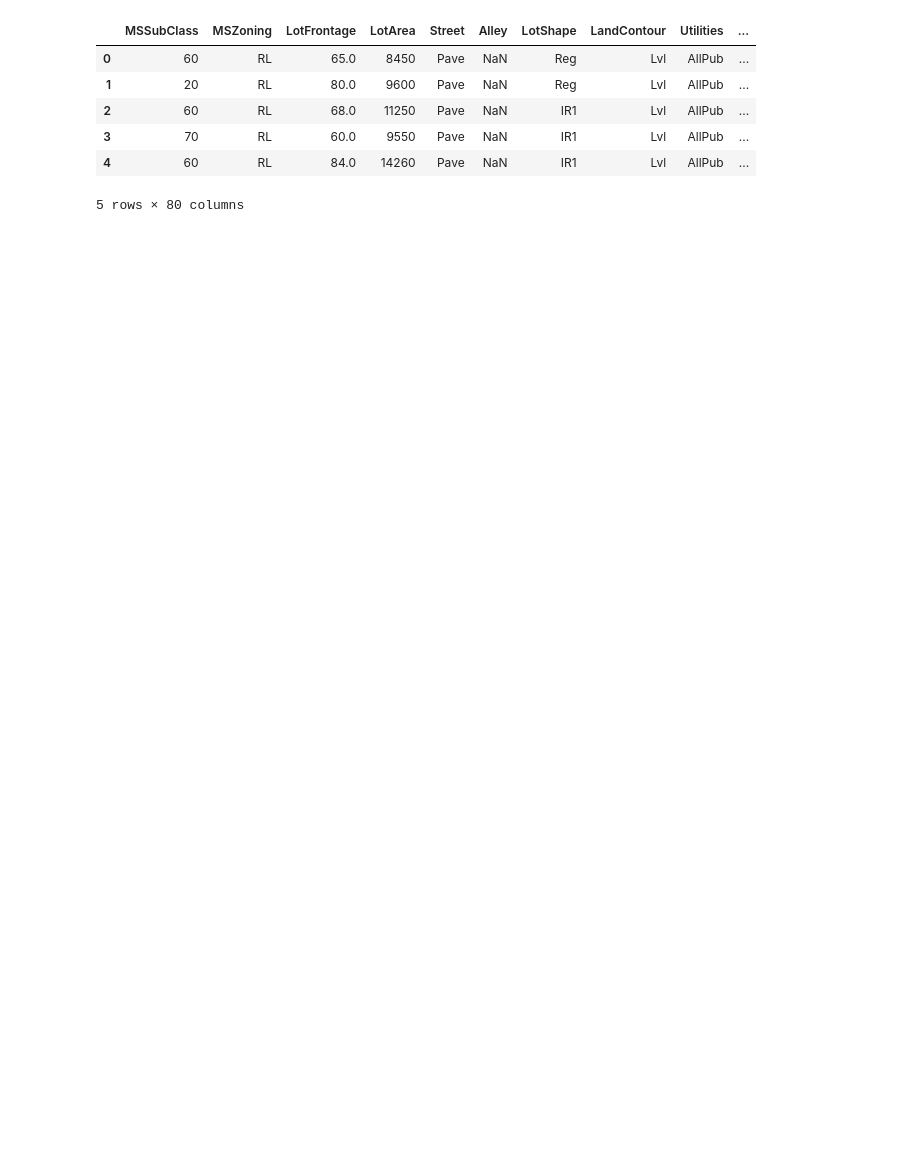
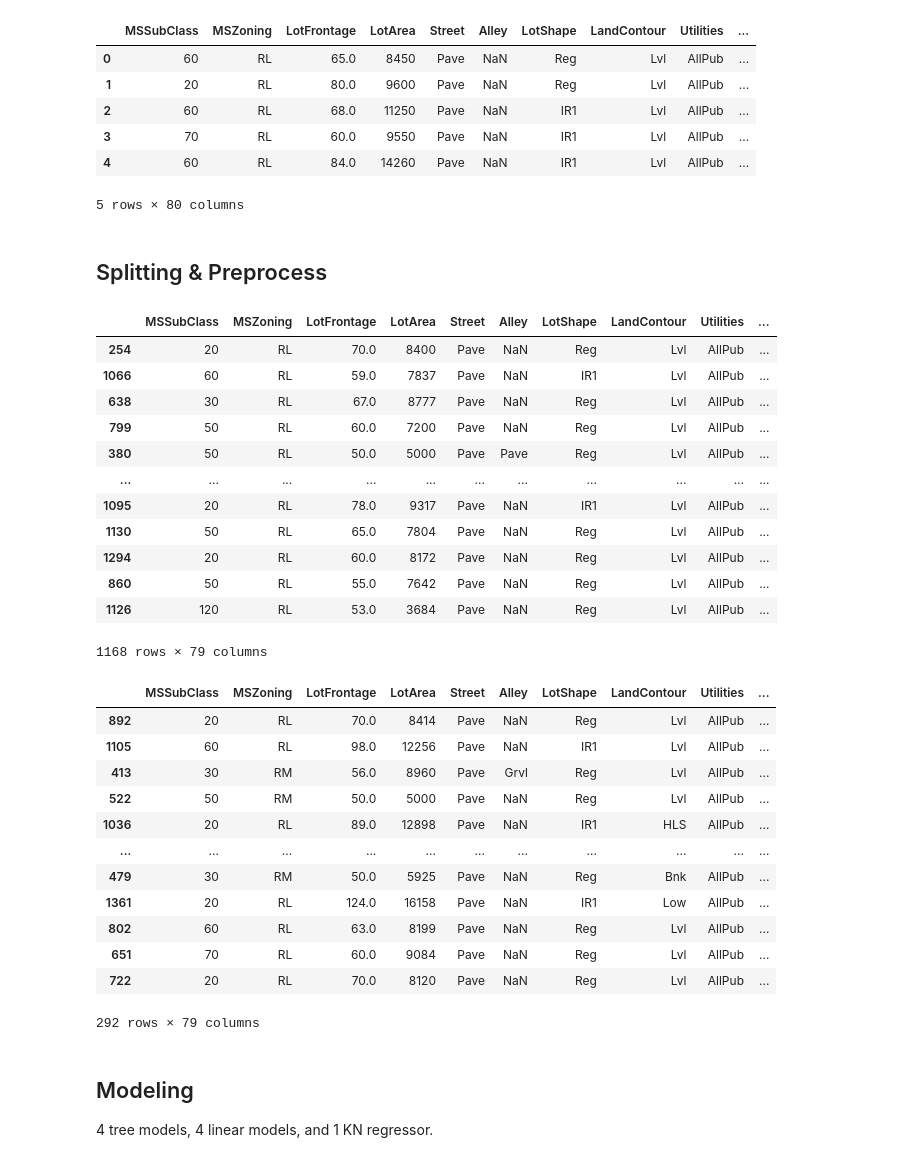
Before and after one commit to irdazh/house-price-prediction, a Jupyter notebook: notebooks/02_modeling_basic.ipynb, the cells around one changed output. Drawn from its saved outputs; the diff is of its cells as text; code cells hidden in the pictures; blank space fills up the shorter version.

```diff
--- a/notebooks/02_modeling_basic.ipynb
+++ b/notebooks/02_modeling_basic.ipynb
@@ -50,15 +53,48 @@ df.head()
 | 3 | 70 | RL | 60.0 | 9550 | Pave | NaN | IR1 | Lvl | AllPub | ... |
 | 4 | 60 | RL | 84.0 | 14260 | Pave | NaN | IR1 | Lvl | AllPub | ... |
 5 rows × 80 columns
+# %% [markdown]
+## Splitting & Preprocess
 # %%
 y = df['SalePrice']
 X = df.drop('SalePrice', axis=1)
 
 # remove high missing cols
 X.drop('PoolQC MiscFeature Alley Fence'.split(), axis=1, errors='ignore')
 
 num_var = X.select_dtypes(include='number').columns
 ord_var = X.select_dtypes(include='object').columns
+
+# splitting data
+X_tr, X_te, y_tr, y_te = train_test_split(X, y, test_size = 0.2, random_state = 42)
+display(X_tr, X_te)
+# %% [output]
+|  | MSSubClass | MSZoning | LotFrontage | LotArea | Street | Alley | LotShape | LandContour | Utilities | ... |
+| 254 | 20 | RL | 70.0 | 8400 | Pave | NaN | Reg | Lvl | AllPub | ... |
+| 1066 | 60 | RL | 59.0 | 7837 | Pave | NaN | IR1 | Lvl | AllPub | ... |
+| 638 | 30 | RL | 67.0 | 8777 | Pave | NaN | Reg | Lvl | AllPub | ... |
+| 799 | 50 | RL | 60.0 | 7200 | Pave | NaN | Reg | Lvl | AllPub | ... |
+| 380 | 50 | RL | 50.0 | 5000 | Pave | Pave | Reg | Lvl | AllPub | ... |
+| ... | ... | ... | ... | ... | ... | ... | ... | ... | ... | ... |
+| 1095 | 20 | RL | 78.0 | 9317 | Pave | NaN | IR1 | Lvl | AllPub | ... |
+| 1130 | 50 | RL | 65.0 | 7804 | Pave | NaN | Reg | Lvl | AllPub | ... |
+| 1294 | 20 | RL | 60.0 | 8172 | Pave | NaN | Reg | Lvl | AllPub | ... |
+| 860 | 50 | RL | 55.0 | 7642 | Pave | NaN | Reg | Lvl | AllPub | ... |
+| 1126 | 120 | RL | 53.0 | 3684 | Pave | NaN | Reg | Lvl | AllPub | ... |
+1168 rows × 79 columns
+|  | MSSubClass | MSZoning | LotFrontage | LotArea | Street | Alley | LotShape | LandContour | Utilities | ... |
+| 892 | 20 | RL | 70.0 | 8414 | Pave | NaN | Reg | Lvl | AllPub | ... |
+| 1105 | 60 | RL | 98.0 | 12256 | Pave | NaN | IR1 | Lvl | AllPub | ... |
+| 413 | 30 | RM | 56.0 | 8960 | Pave | Grvl | Reg | Lvl | AllPub | ... |
+| 522 | 50 | RM | 50.0 | 5000 | Pave | NaN | Reg | Lvl | AllPub | ... |
+| 1036 | 20 | RL | 89.0 | 12898 | Pave | NaN | IR1 | HLS | AllPub | ... |
+| ... | ... | ... | ... | ... | ... | ... | ... | ... | ... | ... |
+| 479 | 30 | RM | 50.0 | 5925 | Pave | NaN | Reg | Bnk | AllPub | ... |
+| 1361 | 20 | RL | 124.0 | 16158 | Pave | NaN | IR1 | Low | AllPub | ... |
+| 802 | 60 | RL | 63.0 | 8199 | Pave | NaN | Reg | Lvl | AllPub | ... |
+| 651 | 70 | RL | 60.0 | 9084 | Pave | NaN | Reg | Lvl | AllPub | ... |
+| 722 | 20 | RL | 70.0 | 8120 | Pave | NaN | Reg | Lvl | AllPub | ... |
+292 rows × 79 columns
 # %%
 # Feature engineering from kaggle's learn
 # rooms' spaciousness, outside area, building type x ground area
@@ -117,6 +154,9 @@ def rmse_log(yt, yp):
   return np.sqrt(np.mean((lt-lp)**2))
 
 rmse_log_scorer = make_scorer(rmse_log, greater_is_better=False)
+# %% [markdown]
+## Modeling
+4 tree models, 4 linear models, and 1 KN regressor.
 # %%
 # Define a list of regression models
 basic_models = [
```
Also changed, not shown: parts of 20 cells of this notebook, 10 other files.
